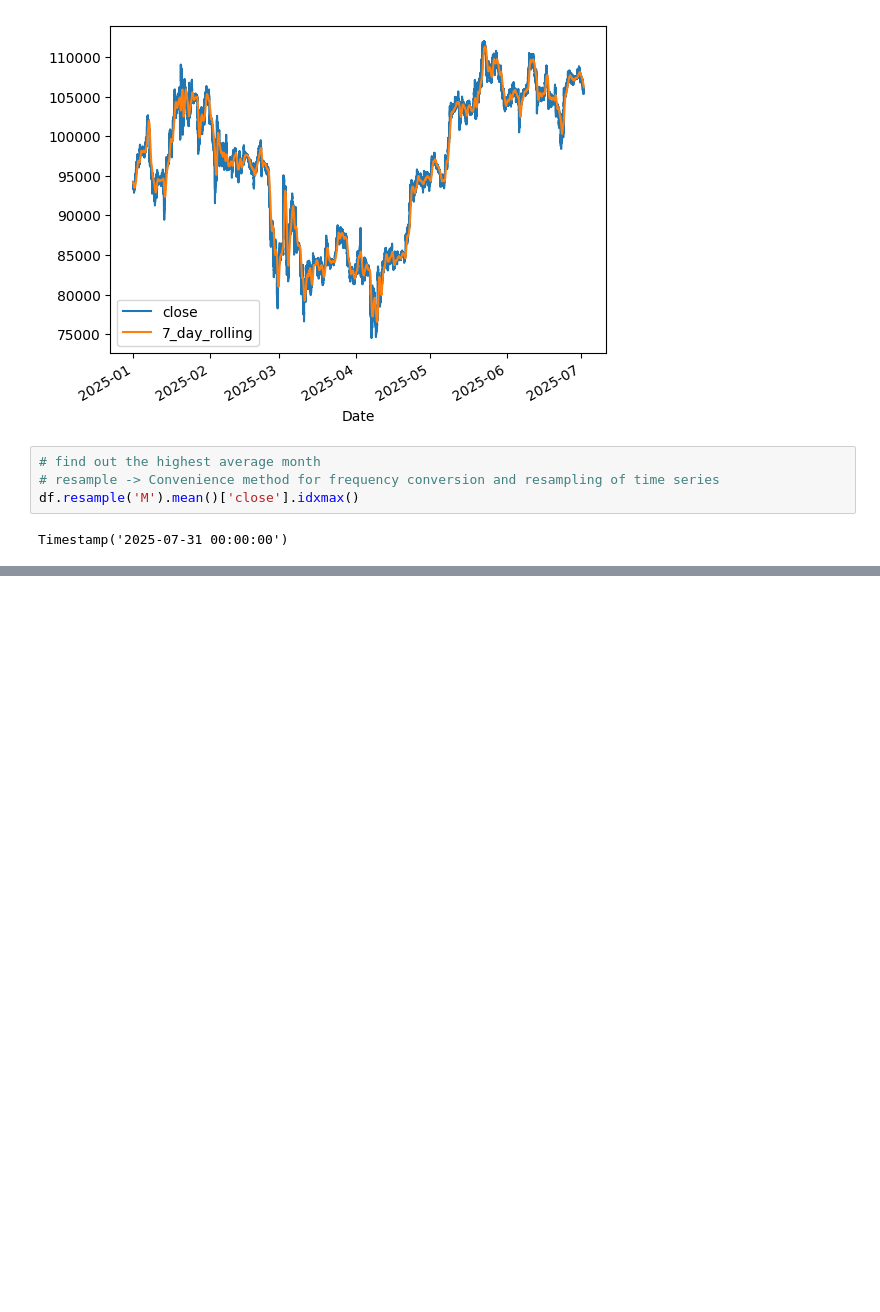
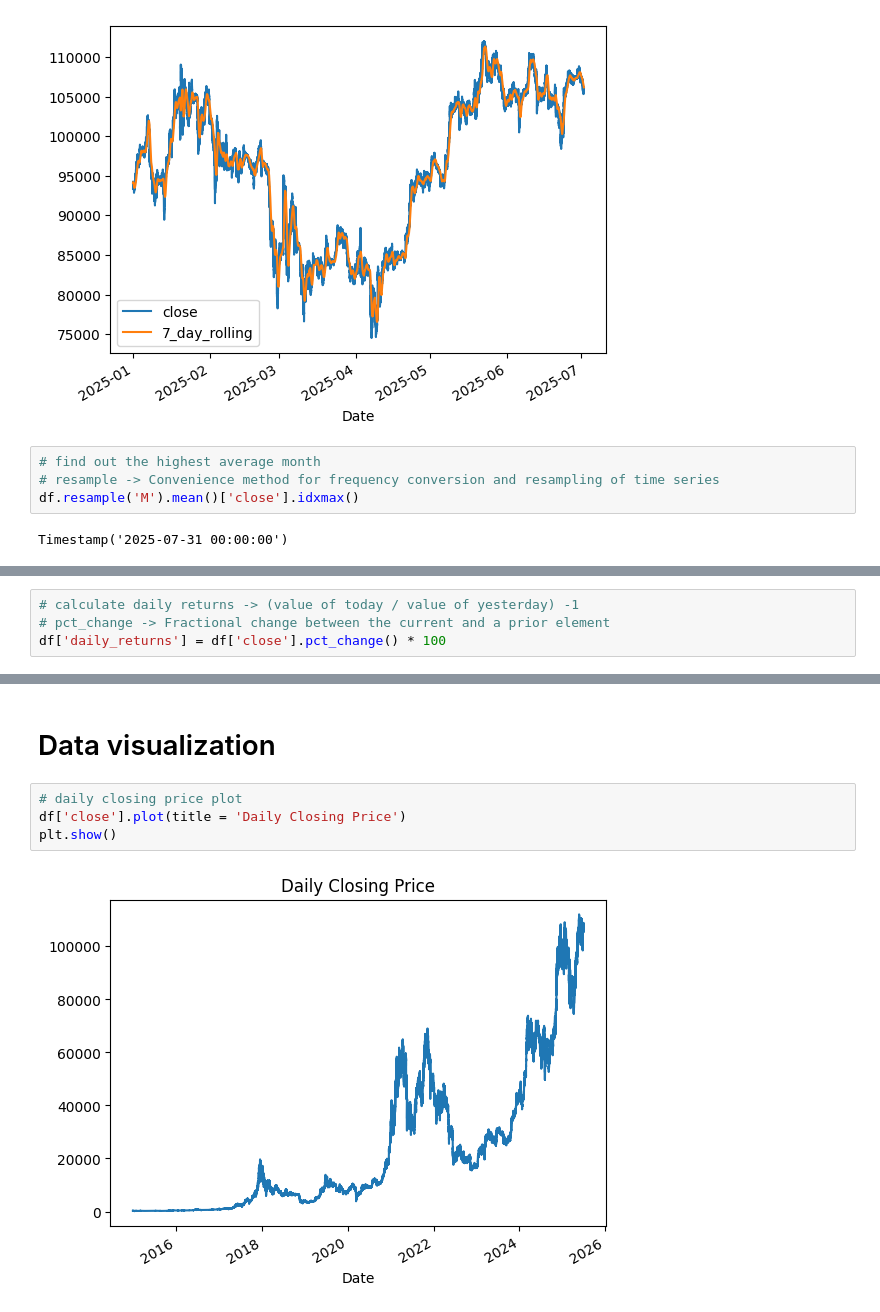
Before and after one commit to agakshita5/time-series-prac, a Jupyter notebook: ts-prac.ipynb, the cells around one changed output, grey strips where cells are left out. Saved outputs shown, nothing was run; the diff lists cells and outputs as text; blank space fills up the shorter version.

```diff
--- a/ts-prac.ipynb
+++ b/ts-prac.ipynb
@@ -127,0 +126,4 @@ Timestamp('2025-07-31 00:00:00')
+# %%
+# calculate daily returns -> (value of today / value of yesterday) -1
+# pct_change -> Fractional change between the current and a prior element
+df['daily_returns'] = df['close'].pct_change() * 100
@@ -127,0 +139,8 @@ Timestamp('2025-07-31 00:00:00')
+# %% [markdown]
+# Data visualization
+# %%
+# daily closing price plot
+df['close'].plot(title = 'Daily Closing Price')
+plt.show()
+# %% [output]
+[figure, added]
```
Also changed, not shown: parts of 9 cells of this notebook.
